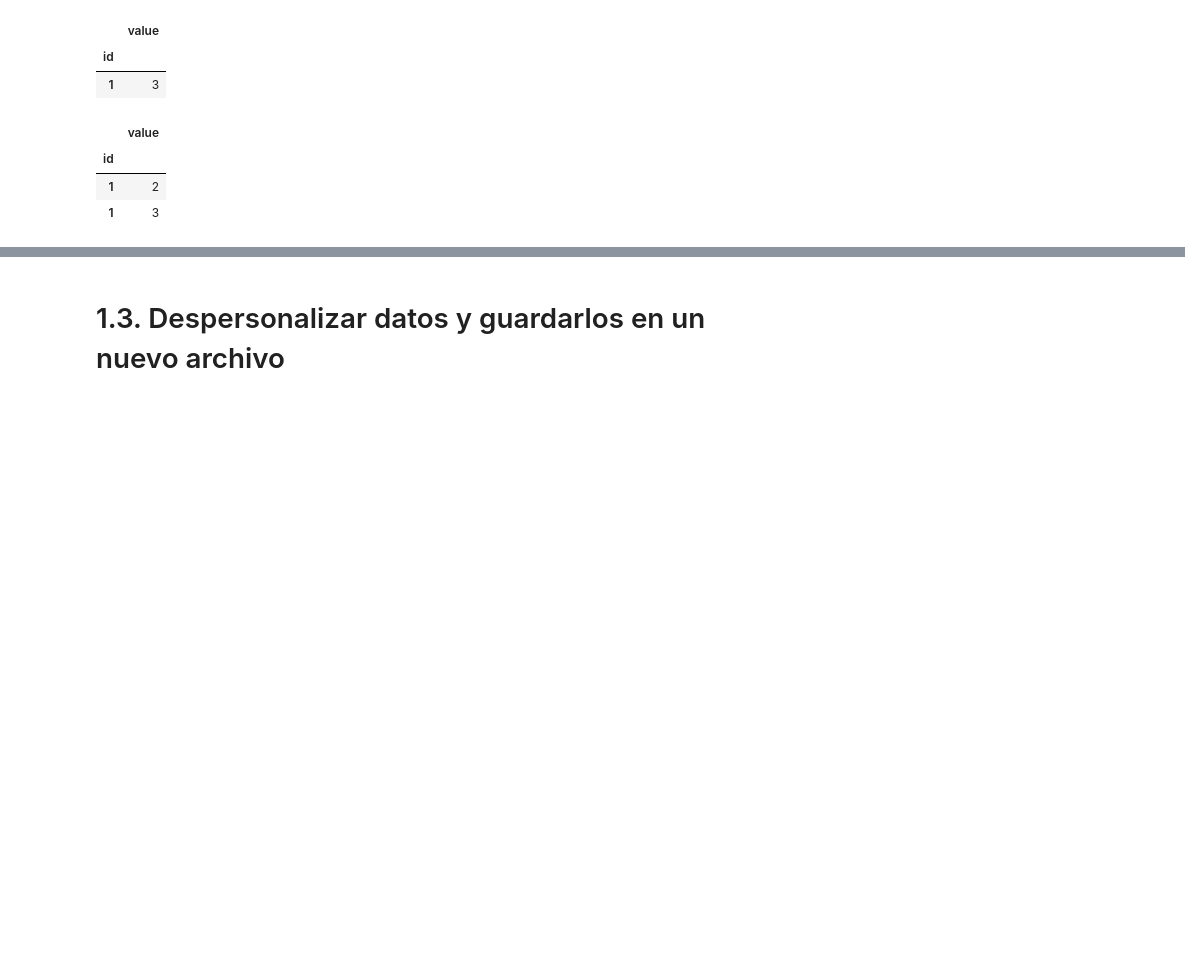
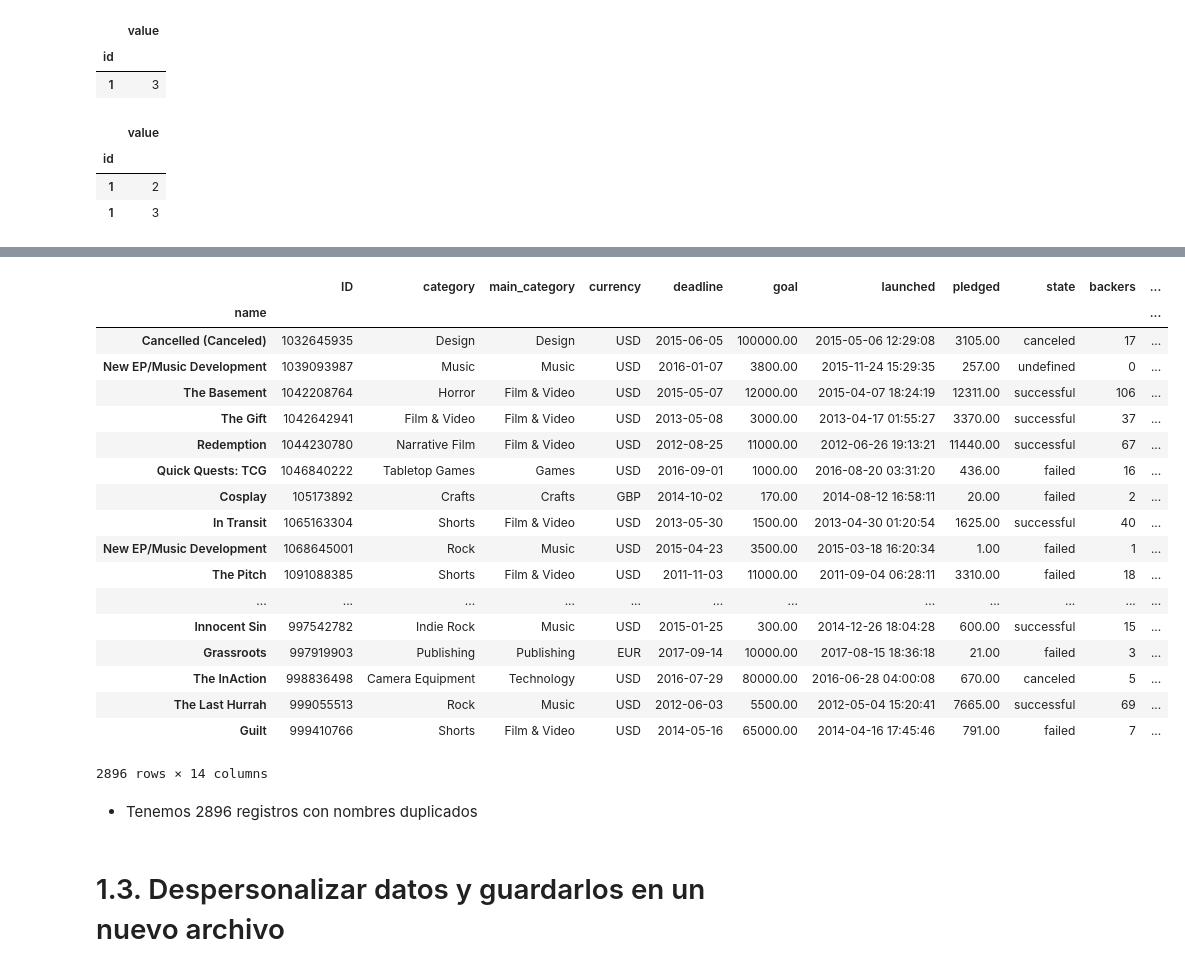
Before and after one commit to Verobornancini/AnalisisYCuracion, a Jupyter notebook: notebooks/Limpieza.ipynb, the cells around one changed output, grey strips where cells are left out. Saved outputs shown, nothing was run; the diff lists cells and outputs as text; code cells hidden in the pictures; blank space fills up the shorter version.

```diff
--- a/notebooks/Limpieza.ipynb
+++ b/notebooks/Limpieza.ipynb
@@ -359,0 +306,7 @@ Armar una tabla con todos los proyectos con nombres duplicados, ordenados para r
+# %%
+# Recargamos la base de datos indicando que la columna índice será el Nombre -> (index_col=['name'])
+
+kickstarter_2018_name = pd.read_csv(BASE_DIR + "/input/kickstarter-projects/ks-projects-201801.csv",
+                               parse_dates=["deadline","launched"],
+                               index_col=['name'])
+kickstarter_2018_name[:5]
@@ -360,3 +321,29 @@ Armar una tabla con todos los proyectos con nombres duplicados, ordenados para r
+# %%
+# Buscamos nuevamente si hay datos duplicados
+
+kickstarter_2018_name[kickstarter_2018_name.index.duplicated()]
+# %% [output]
+|  | ID | category | main_category | currency | deadline | goal | launched | pledged | state | backers | ... |
+| name |  |  |  |  |  |  |  |  |  |  | ... |
+| Cancelled (Canceled) | 1032645935 | Design | Design | USD | 2015-06-05 | 100000.00 | 2015-05-06 12:29:08 | 3105.00 | canceled | 17 | ... |
+| New EP/Music Development | 1039093987 | Music | Music | USD | 2016-01-07 | 3800.00 | 2015-11-24 15:29:35 | 257.00 | undefined | 0 | ... |
+| The Basement | 1042208764 | Horror | Film & Video | USD | 2015-05-07 | 12000.00 | 2015-04-07 18:24:19 | 12311.00 | successful | 106 | ... |
+| The Gift | 1042642941 | Film & Video | Film & Video | USD | 2013-05-08 | 3000.00 | 2013-04-17 01:55:27 | 3370.00 | successful | 37 | ... |
+| Redemption | 1044230780 | Narrative Film | Film & Video | USD | 2012-08-25 | 11000.00 | 2012-06-26 19:13:21 | 11440.00 | successful | 67 | ... |
+| Quick Quests: TCG | 1046840222 | Tabletop Games | Games | USD | 2016-09-01 | 1000.00 | 2016-08-20 03:31:20 | 436.00 | failed | 16 | ... |
+| Cosplay | 105173892 | Crafts | Crafts | GBP | 2014-10-02 | 170.00 | 2014-08-12 16:58:11 | 20.00 | failed | 2 | ... |
+| In Transit | 1065163304 | Shorts | Film & Video | USD | 2013-05-30 | 1500.00 | 2013-04-30 01:20:54 | 1625.00 | successful | 40 | ... |
+| New EP/Music Development | 1068645001 | Rock | Music | USD | 2015-04-23 | 3500.00 | 2015-03-18 16:20:34 | 1.00 | failed | 1 | ... |
+| The Pitch | 1091088385 | Shorts | Film & Video | USD | 2011-11-03 | 11000.00 | 2011-09-04 06:28:11 | 3310.00 | failed | 18 | ... |
+| ... | ... | ... | ... | ... | ... | ... | ... | ... | ... | ... | ... |
+| Innocent Sin | 997542782 | Indie Rock | Music | USD | 2015-01-25 | 300.00 | 2014-12-26 18:04:28 | 600.00 | successful | 15 | ... |
+| Grassroots | 997919903 | Publishing | Publishing | EUR | 2017-09-14 | 10000.00 | 2017-08-15 18:36:18 | 21.00 | failed | 3 | ... |
+| The InAction | 998836498 | Camera Equipment | Technology | USD | 2016-07-29 | 80000.00 | 2016-06-28 04:00:08 | 670.00 | canceled | 5 | ... |
+| The Last Hurrah | 999055513 | Rock | Music | USD | 2012-06-03 | 5500.00 | 2012-05-04 15:20:41 | 7665.00 | successful | 69 | ... |
+| Guilt | 999410766 | Shorts | Film & Video | USD | 2014-05-16 | 65000.00 | 2014-04-16 17:45:46 | 791.00 | failed | 7 | ... |
+2896 rows × 14 columns
+# %% [markdown]
+* Tenemos 2896 registros con nombres duplicados
 # %% [markdown]
 # 1.3. Despersonalizar datos y guardarlos en un nuevo archivo
 # %% [markdown]
```
Also changed, not shown: parts of 104 cells of this notebook.
